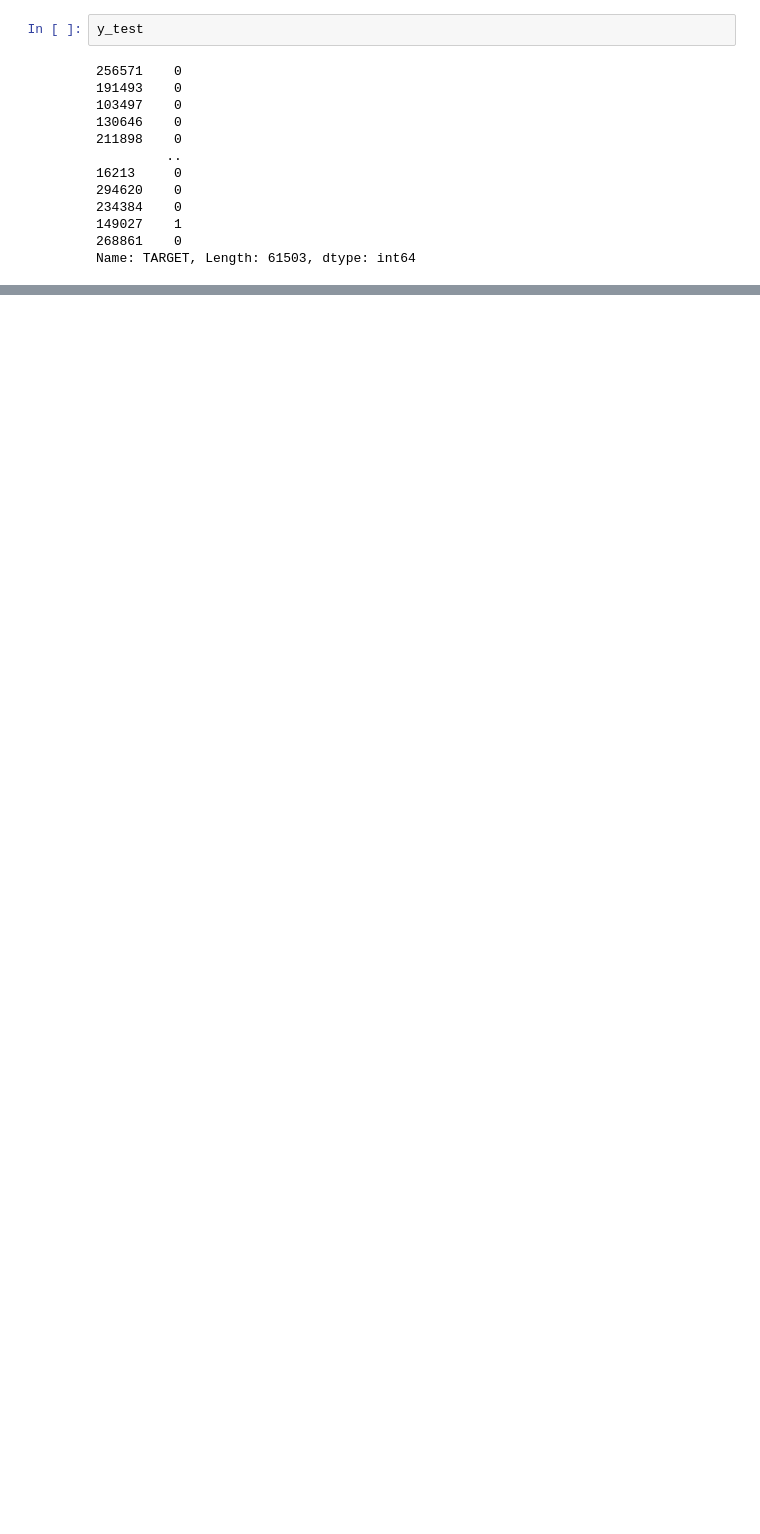
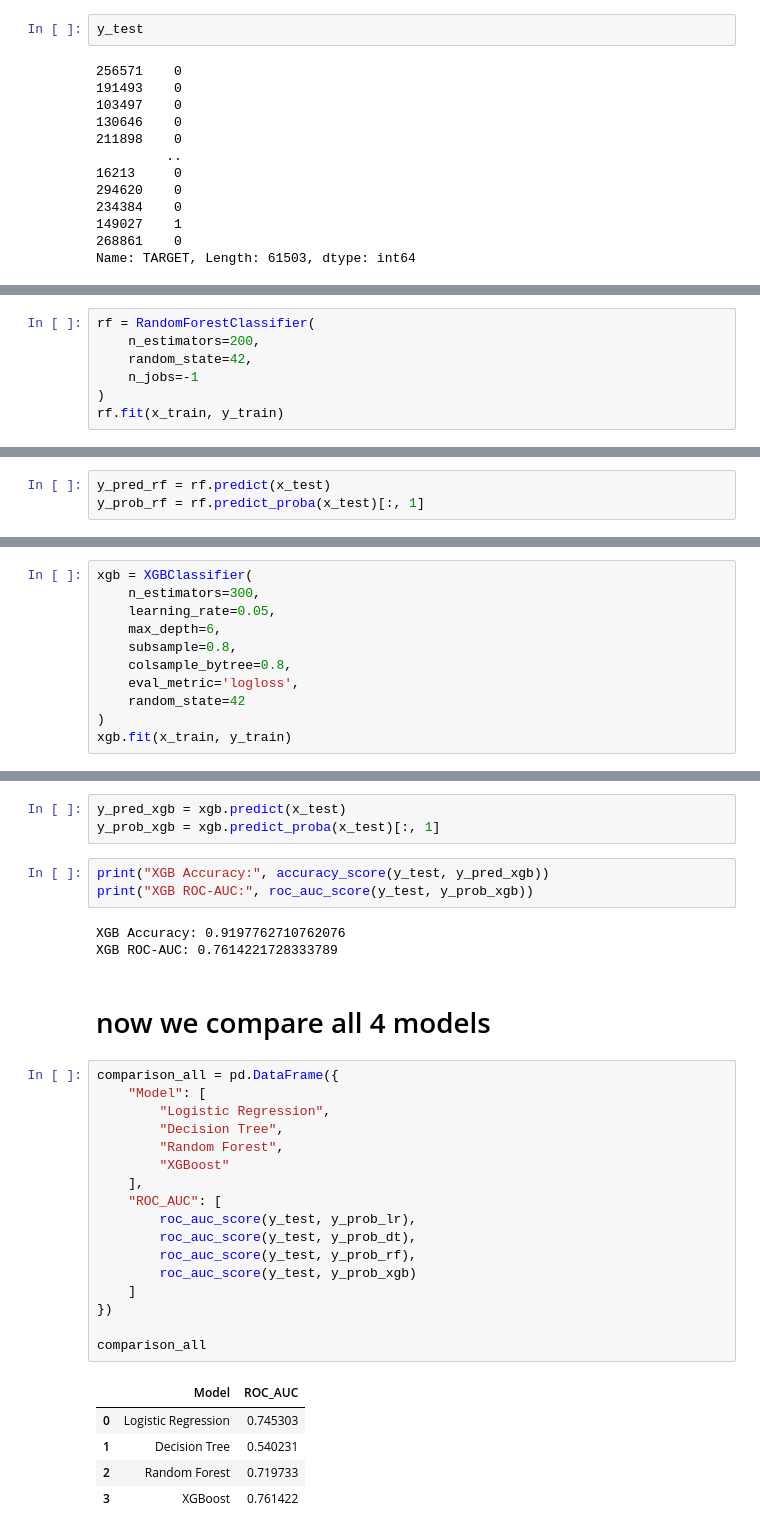
Before and after one commit to yash18543/home---loan---default---project, a Jupyter notebook: PRCP-1006-HomeLoanDef.ipynb, the cells around one changed output, grey strips where cells are left out. Saved outputs shown, nothing was run; the diff lists cells and outputs as text; blank space fills up the shorter version.

```diff
--- a/PRCP-1006-HomeLoanDef.ipynb
+++ b/PRCP-1006-HomeLoanDef.ipynb
@@ -419,0 +415,7 @@ comparison
+# %%
+rf = RandomForestClassifier(
+    n_estimators=200,
+    random_state=42,
+    n_jobs=-1
+)
+rf.fit(x_train, y_train)
@@ -419,0 +424,3 @@ comparison
+# %%
+y_pred_rf = rf.predict(x_test)
+y_prob_rf = rf.predict_proba(x_test)[:, 1]
@@ -419,0 +436,11 @@ comparison
+# %%
+xgb = XGBClassifier(
+    n_estimators=300,
+    learning_rate=0.05,
+    max_depth=6,
+    subsample=0.8,
+    colsample_bytree=0.8,
+    eval_metric='logloss',
+    random_state=42
+)
+xgb.fit(x_train, y_train)
@@ -419,0 +460,34 @@ comparison
+# %%
+y_pred_xgb = xgb.predict(x_test)
+y_prob_xgb = xgb.predict_proba(x_test)[:, 1]
+# %%
+print("XGB Accuracy:", accuracy_score(y_test, y_pred_xgb))
+print("XGB ROC-AUC:", roc_auc_score(y_test, y_prob_xgb))
+# %% [output]
+XGB Accuracy: 0.9197762710762076
+XGB ROC-AUC: 0.7614221728333789
+# %% [markdown]
+# now we compare all 4 models
+# %%
+comparison_all = pd.DataFrame({
+    "Model": [
+        "Logistic Regression",
+        "Decision Tree",
+        "Random Forest",
+        "XGBoost"
+    ],
+    "ROC_AUC": [
+        roc_auc_score(y_test, y_prob_lr),
+        roc_auc_score(y_test, y_prob_dt),
+        roc_auc_score(y_test, y_prob_rf),
+        roc_auc_score(y_test, y_prob_xgb)
+    ]
+})
+
+comparison_all
+# %% [output]
+|  | Model | ROC_AUC |
+| 0 | Logistic Regression | 0.745303 |
+| 1 | Decision Tree | 0.540231 |
+| 2 | Random Forest | 0.719733 |
+| 3 | XGBoost | 0.761422 |
```
Also changed, not shown: parts of 26 cells of this notebook.
